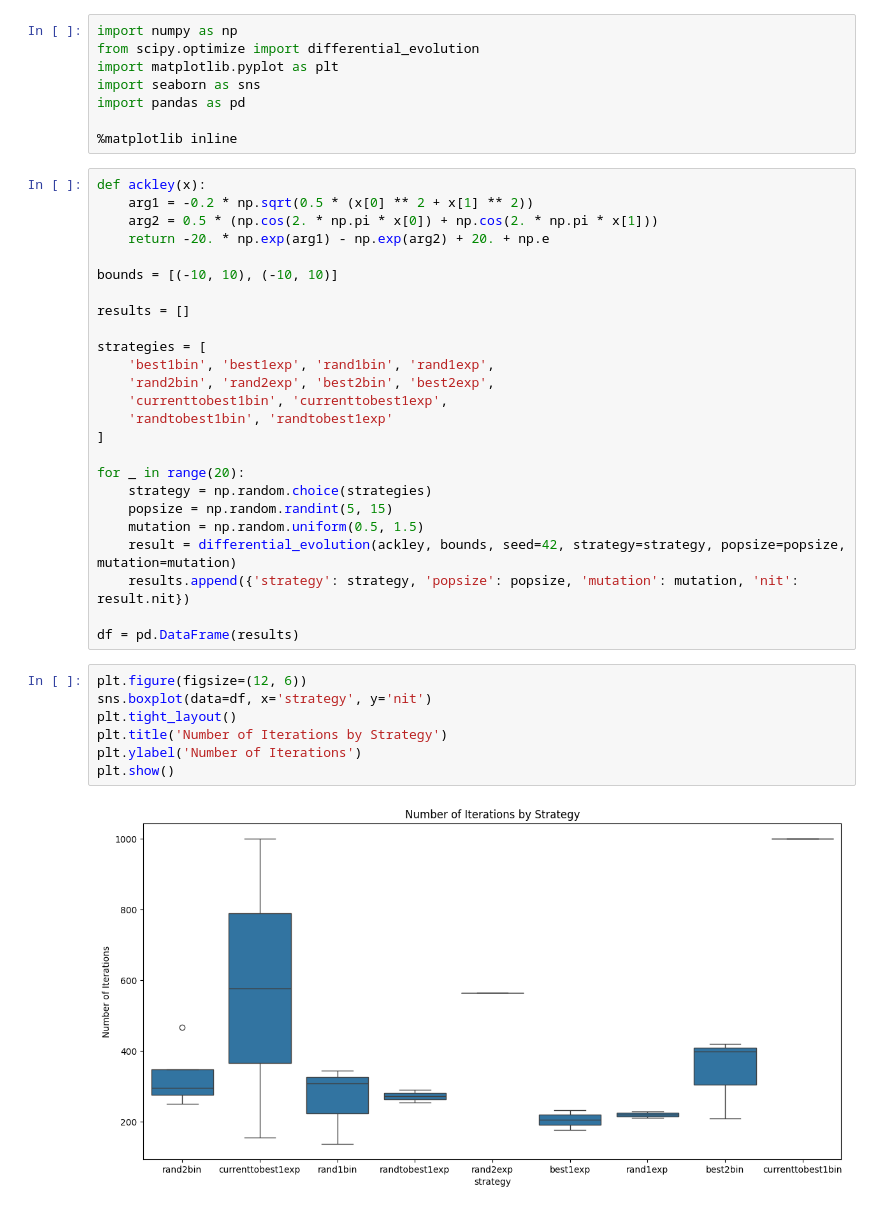
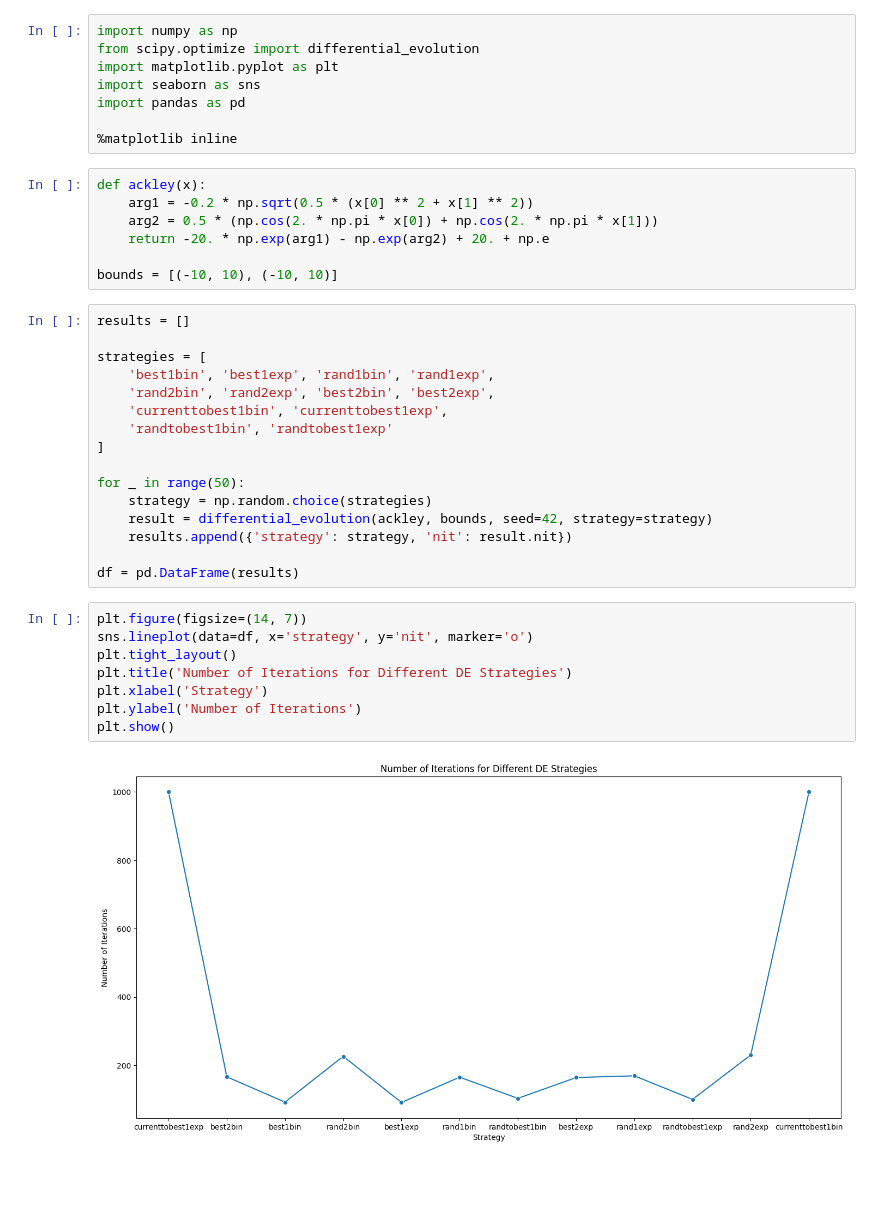
Before and after one commit to agudkovml/study, a Jupyter notebook: hw22.ipynb, the cells around one changed output. Cells and saved outputs as stored; diff of their text form; blank space fills up the shorter version.

```diff
--- a/hw22.ipynb
+++ b/hw22.ipynb
@@ -19,30 +19,29 @@ def ackley(x):
     return -20. * np.exp(arg1) - np.exp(arg2) + 20. + np.e
 
 bounds = [(-10, 10), (-10, 10)]
-
-results = []
-
-strategies = [
-    'best1bin', 'best1exp', 'rand1bin', 'rand1exp',
-    'rand2bin', 'rand2exp', 'best2bin', 'best2exp',
-    'currenttobest1bin', 'currenttobest1exp',
-    'randtobest1bin', 'randtobest1exp'
-]
-
-for _ in range(20):
-    strategy = np.random.choice(strategies)
-    popsize = np.random.randint(5, 15)
-    mutation = np.random.uniform(0.5, 1.5)
-    result = differential_evolution(ackley, bounds, seed=42, strategy=strategy, popsize=popsize, mutation=mutation)
-    results.append({'strategy': strategy, 'popsize': popsize, 'mutation': mutation, 'nit': result.nit})
-
-df = pd.DataFrame(results)
+# %%
+results = []
+
+strategies = [
+    'best1bin', 'best1exp', 'rand1bin', 'rand1exp',
+    'rand2bin', 'rand2exp', 'best2bin', 'best2exp',
+    'currenttobest1bin', 'currenttobest1exp',
+    'randtobest1bin', 'randtobest1exp'
+]
+
+for _ in range(50):
+    strategy = np.random.choice(strategies)
+    result = differential_evolution(ackley, bounds, seed=42, strategy=strategy)
+    results.append({'strategy': strategy, 'nit': result.nit})
+
+df = pd.DataFrame(results)
 # %%
-plt.figure(figsize=(12, 6))
-sns.boxplot(data=df, x='strategy', y='nit')
+plt.figure(figsize=(14, 7))
+sns.lineplot(data=df, x='strategy', y='nit', marker='o')
 plt.tight_layout()
-plt.title('Number of Iterations by Strategy')
+plt.title('Number of Iterations for Different DE Strategies')
+plt.xlabel('Strategy')
 plt.ylabel('Number of Iterations')
 plt.show()
 # %% [output]
-[figure, old version]
+[figure, new version]
```
Also changed, not shown: parts of 5 cells of this notebook.
